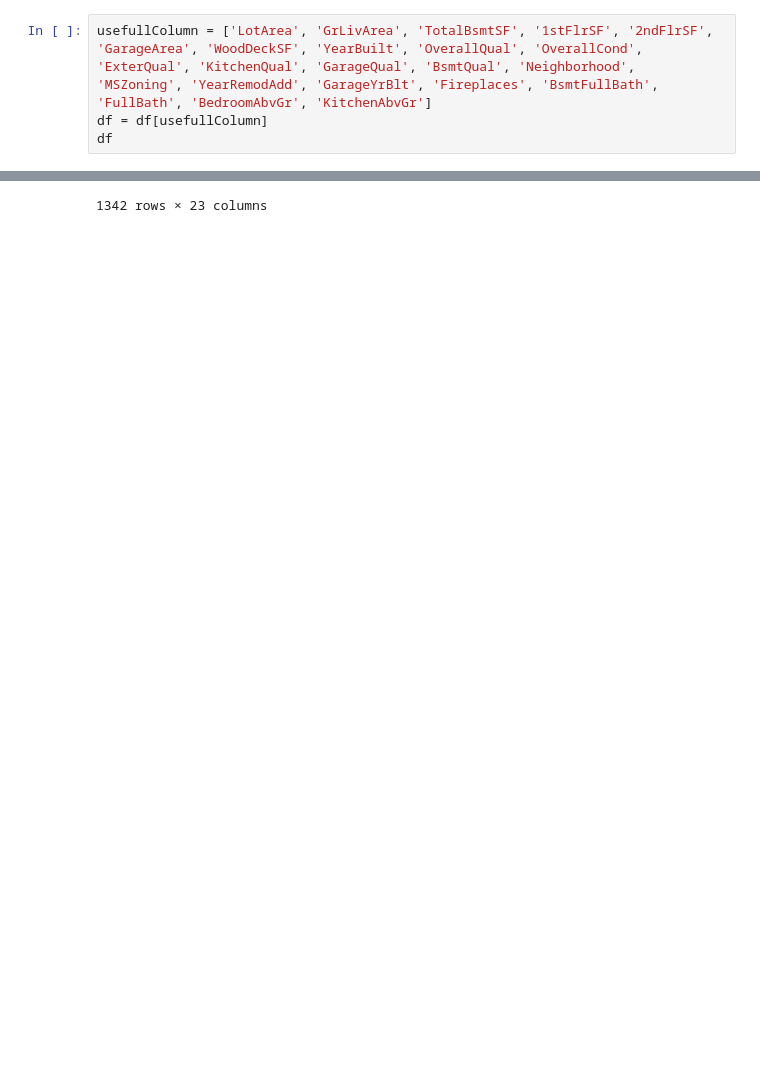
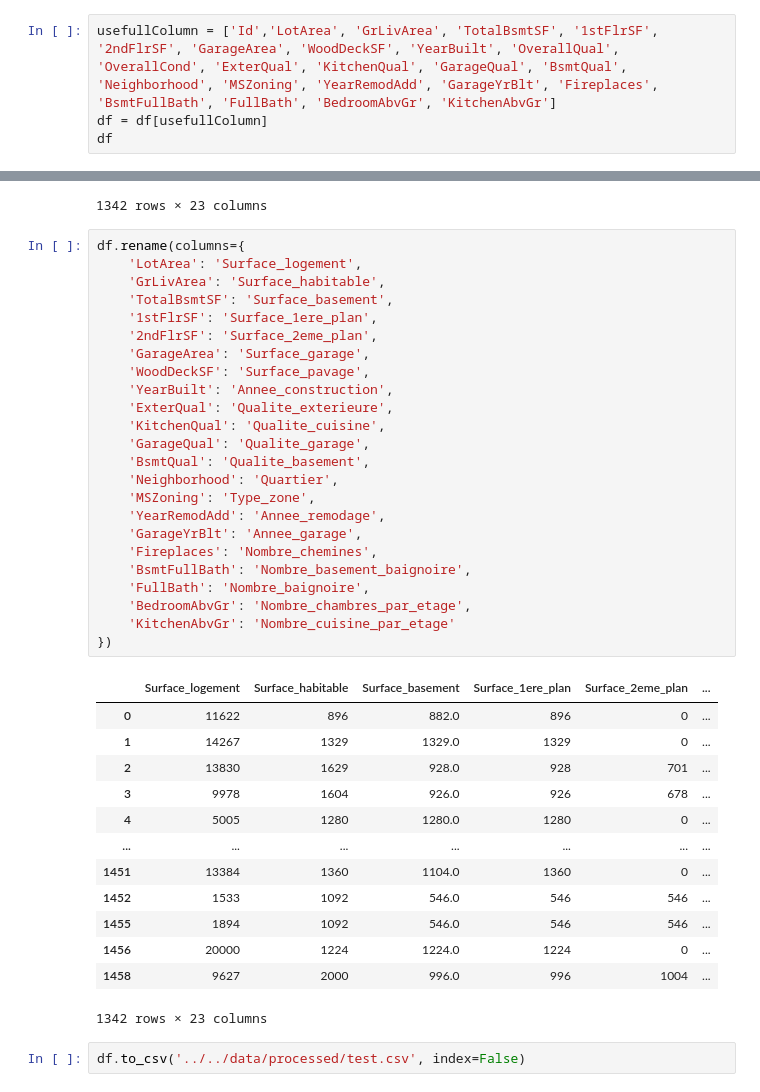
Before and after one commit to LoicHarroue/Challenge-48H-Data, a Jupyter notebook: src/notebook/nettoyage/nettoyage.ipynb, the cells around one changed output, grey strips where cells are left out. Drawn from its saved outputs; the diff is of its cells as text; blank space fills up the shorter version.

Commit message:
csv rename

```diff
--- a/src/notebook/nettoyage/nettoyage.ipynb
+++ b/src/notebook/nettoyage/nettoyage.ipynb
@@ -20,7 +20,7 @@ df
 | 1458 | 2919 | 60 | RL | 74.0 | 9627 | Pave | NaN | Reg | Lvl | ... |
 1459 rows × 80 columns
 # %%
-usefullColumn = ['LotArea', 'GrLivArea', 'TotalBsmtSF', '1stFlrSF', '2ndFlrSF', 'GarageArea', 'WoodDeckSF', 'YearBuilt', 'OverallQual', 'OverallCond', 'ExterQual', 'KitchenQual', 'GarageQual', 'BsmtQual', 'Neighborhood', 'MSZoning', 'YearRemodAdd', 'GarageYrBlt', 'Fireplaces', 'BsmtFullBath', 'FullBath', 'BedroomAbvGr', 'KitchenAbvGr']
+usefullColumn = ['Id','LotArea', 'GrLivArea', 'TotalBsmtSF', '1stFlrSF', '2ndFlrSF', 'GarageArea', 'WoodDeckSF', 'YearBuilt', 'OverallQual', 'OverallCond', 'ExterQual', 'KitchenQual', 'GarageQual', 'BsmtQual', 'Neighborhood', 'MSZoning', 'YearRemodAdd', 'GarageYrBlt', 'Fireplaces', 'BsmtFullBath', 'FullBath', 'BedroomAbvGr', 'KitchenAbvGr']
 df = df[usefullColumn]
 df
 # %% [output]
@@ -64,3 +64,43 @@ df
 | 1456 | 20000 | 1224 | 1224.0 | 1224 | 0 | 576.0 | 474 | 1960 | 5 | ... |
 | 1458 | 9627 | 2000 | 996.0 | 996 | 1004 | 650.0 | 190 | 1993 | 7 | ... |
 1342 rows × 23 columns
+# %%
+df.rename(columns={
+    'LotArea': 'Surface_logement',
+    'GrLivArea': 'Surface_habitable',
+    'TotalBsmtSF': 'Surface_basement',
+    '1stFlrSF': 'Surface_1ere_plan',
+    '2ndFlrSF': 'Surface_2eme_plan',
+    'GarageArea': 'Surface_garage',
+    'WoodDeckSF': 'Surface_pavage',
+    'YearBuilt': 'Annee_construction',
+    'ExterQual': 'Qualite_exterieure',
+    'KitchenQual': 'Qualite_cuisine',
+    'GarageQual': 'Qualite_garage',
+    'BsmtQual': 'Qualite_basement',
+    'Neighborhood': 'Quartier',
+    'MSZoning': 'Type_zone',
+    'YearRemodAdd': 'Annee_remodage',
+    'GarageYrBlt': 'Annee_garage',
+    'Fireplaces': 'Nombre_chemines',
+    'BsmtFullBath': 'Nombre_basement_baignoire',
+    'FullBath': 'Nombre_baignoire',
+    'BedroomAbvGr': 'Nombre_chambres_par_etage',
+    'KitchenAbvGr': 'Nombre_cuisine_par_etage'
+})
+# %% [output]
+|  | Surface_logement | Surface_habitable | Surface_basement | Surface_1ere_plan | Surface_2eme_plan | ... |
+| 0 | 11622 | 896 | 882.0 | 896 | 0 | ... |
+| 1 | 14267 | 1329 | 1329.0 | 1329 | 0 | ... |
+| 2 | 13830 | 1629 | 928.0 | 928 | 701 | ... |
+| 3 | 9978 | 1604 | 926.0 | 926 | 678 | ... |
+| 4 | 5005 | 1280 | 1280.0 | 1280 | 0 | ... |
+| ... | ... | ... | ... | ... | ... | ... |
+| 1451 | 13384 | 1360 | 1104.0 | 1360 | 0 | ... |
+| 1452 | 1533 | 1092 | 546.0 | 546 | 546 | ... |
+| 1455 | 1894 | 1092 | 546.0 | 546 | 546 | ... |
+| 1456 | 20000 | 1224 | 1224.0 | 1224 | 0 | ... |
+| 1458 | 9627 | 2000 | 996.0 | 996 | 1004 | ... |
+1342 rows × 23 columns
+# %%
+df.to_csv('../../data/processed/test.csv', index=False)
```
Also changed, not shown: 1 other file.
